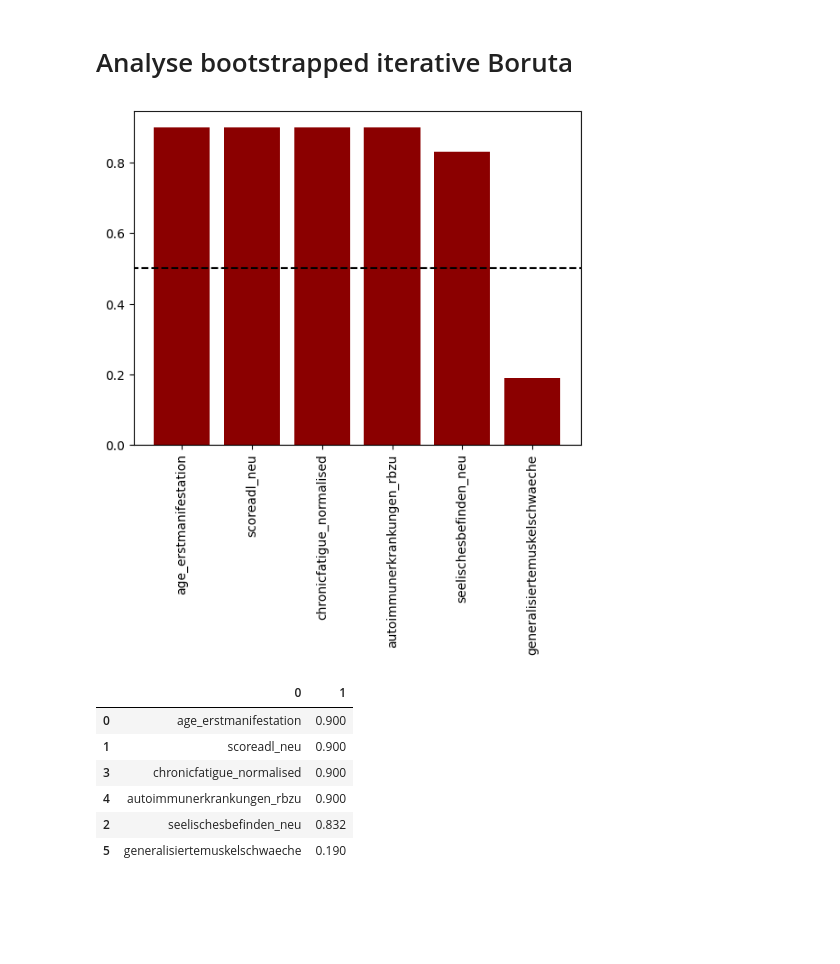
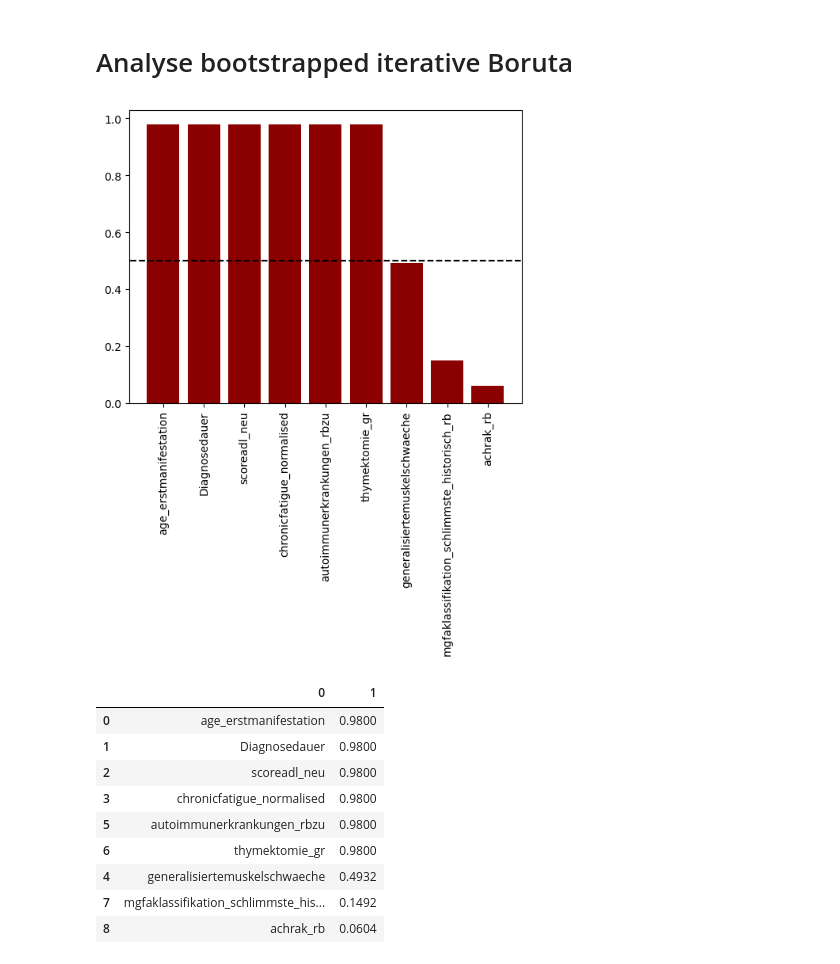
Before and after one commit to sonjakatz/myaReg-genderDifferences, a Jupyter notebook: scripts/20_featureSelection/analyse_boruta.ipynb, the cells around one changed output. Saved outputs shown, nothing was run; the diff lists cells and outputs as text; code cells hidden in the pictures; blank space fills up the shorter version.

```diff
--- a/scripts/20_featureSelection/analyse_boruta.ipynb
+++ b/scripts/20_featureSelection/analyse_boruta.ipynb
@@ -24,14 +24,14 @@ thresh = 0.5
 
 perc=100
 target = "gender"
-dataset = "natural"     #natrual #fullRegistry #"histologie_subgroup"
+dataset = 'fullRegistry' #"natural"
 
-PATH = "/home/WUR/katz001/PROJECTS/myaReg-genderDifferences"
+PATH = "../../"
 PATH_out = f"{PATH}/results/20_featureSelection/{dataset}/boruta"
 
 dic_all = dict()
 
-n_bootstrap = 10 # 50
+n_bootstrap = 50 # 50
 for i in range(1,n_bootstrap):
     outname_json=f"{i}__{target}_iterativeBoruta_{perc}perc.json"
     with open(f"{PATH_out}/{outname_json}", "r") as f: dict_iterBoruta = json.load(f)
@@ -44,38 +44,41 @@ for key, val in dic_all.items():
     row = np.array(val)
     try:
         weighted_row = row.mean() * (len(row)/n_bootstrap)
     except TypeError:
         weighted_row = row.mean() * (1/n_bootstrap)
     dict_weighedResults[key] = weighted_row
 dict_weighedResults
 
 
 ''' Plot '''
 fig, ax = plt.subplots()
 df = pd.DataFrame(dict_weighedResults.items()).sort_values(1, ascending=False)
 ax.hlines(0.5, -2, 20, linestyles="dashed", color="black")
 #ax.hlines(0.31, -2, 20, linestyles="dashed", color="blue")
 ax.bar(x=df[0], height=df[1], color="darkred")
 ax.set_xticklabels(df[0],rotation=90)
 plt.show()
 
 
 
 if save_on:
     ''' Save those above threshold (50%)?'''
     outname=f"{target}_bootstrapped_iterativeBoruta_{perc}perc.txt"
     with open(f"{PATH_out}/{outname}", "w") as f:
         for key, val in dict_weighedResults.items():
             if val > thresh:
                 f.write(key+"\n")
 
 df
 # %% [output]
-[figure, old version]
+[figure, new version]
 |  | 0 | 1 |
-| 0 | age_erstmanifestation | 0.900 |
-| 1 | scoreadl_neu | 0.900 |
-| 3 | chronicfatigue_normalised | 0.900 |
-| 4 | autoimmunerkrankungen_rbzu | 0.900 |
-| 2 | seelischesbefinden_neu | 0.832 |
-| 5 | generalisiertemuskelschwaeche | 0.190 |
+| 0 | age_erstmanifestation | 0.9800 |
+| 1 | Diagnosedauer | 0.9800 |
+| 2 | scoreadl_neu | 0.9800 |
+| 3 | chronicfatigue_normalised | 0.9800 |
+| 5 | autoimmunerkrankungen_rbzu | 0.9800 |
+| 6 | thymektomie_gr | 0.9800 |
+| 4 | generalisiertemuskelschwaeche | 0.4932 |
+| 7 | mgfaklassifikation_schlimmste_his... | 0.1492 |
+| 8 | achrak_rb | 0.0604 |
```
Also changed, not shown: 3 other files.
